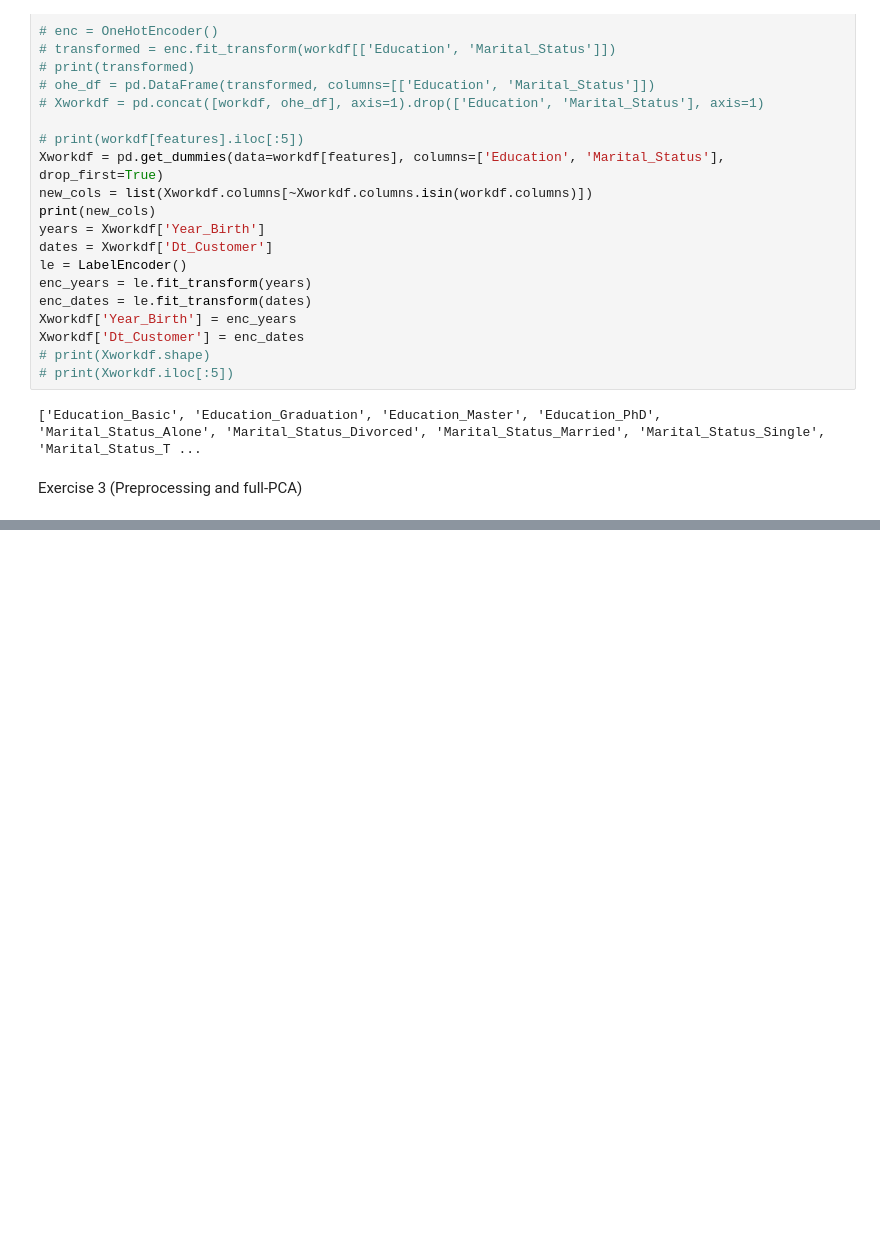
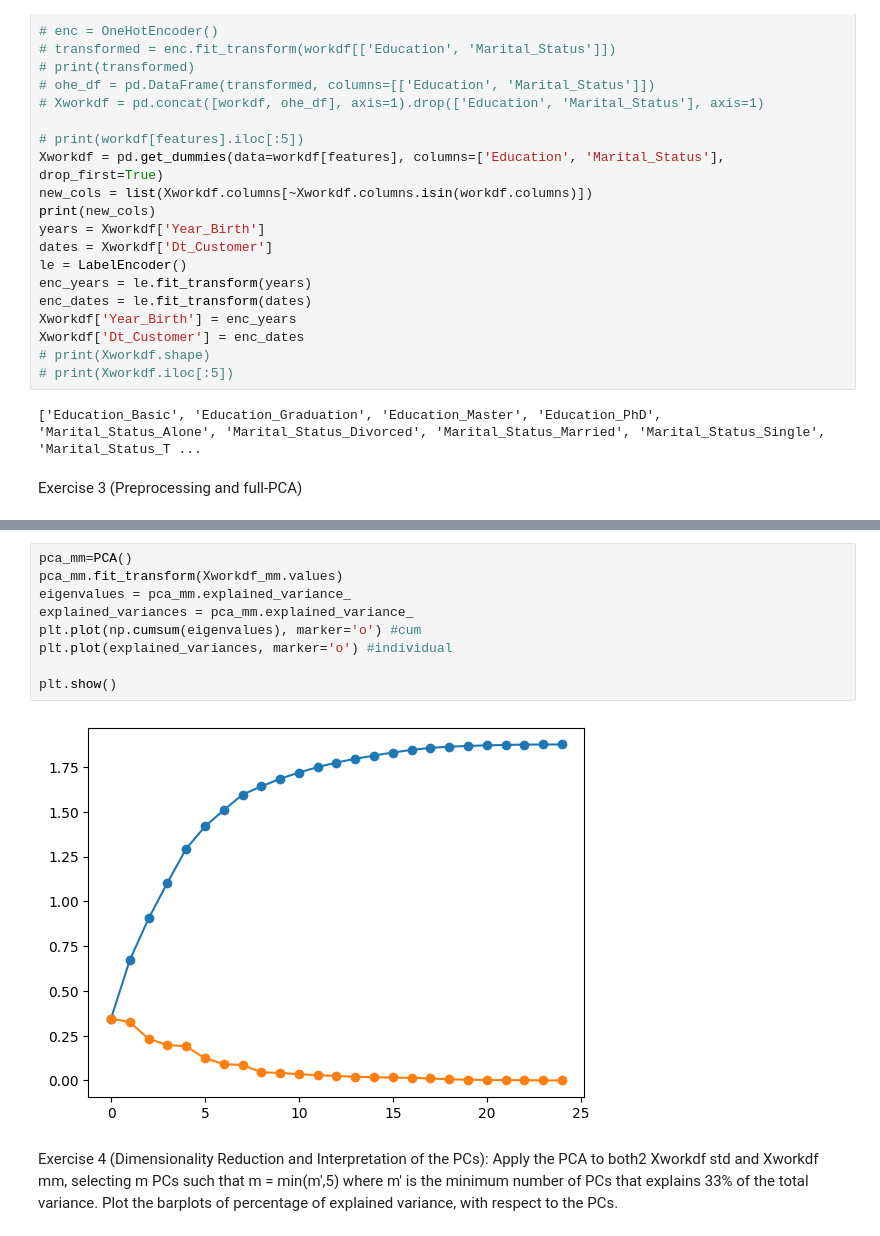
Before and after one commit to IAmReallyAlessio/homework_pca, a Jupyter notebook: pca.ipynb, the cells around one changed output, grey strips where cells are left out. Saved outputs shown, nothing was run; the diff lists cells and outputs as text; blank space fills up the shorter version.

```diff
--- a/pca.ipynb
+++ b/pca.ipynb
@@ -126,0 +183,13 @@ Xworkdf_mm = pd.DataFrame(mm_features, index=Xworkdf.index, columns=Xworkdf.colu
+# %%
+pca_mm=PCA()
+pca_mm.fit_transform(Xworkdf_mm.values)
+eigenvalues = pca_mm.explained_variance_
+explained_variances = pca_mm.explained_variance_
+plt.plot(np.cumsum(eigenvalues), marker='o') #cum
+plt.plot(explained_variances, marker='o') #individual
+
+plt.show()
+# %% [output]
+[figure, added]
+# %% [markdown]
+Exercise 4 (Dimensionality Reduction and Interpretation of the PCs): Apply the PCA to both2 Xworkdf std and Xworkdf mm, selecting m PCs such that m = min(m',5) where m' is the minimum number of PCs that explains 33% of the total variance. Plot the barplots of percentage of explained variance, with respect to the PCs.
```
Also changed, not shown: parts of 16 cells of this notebook.
